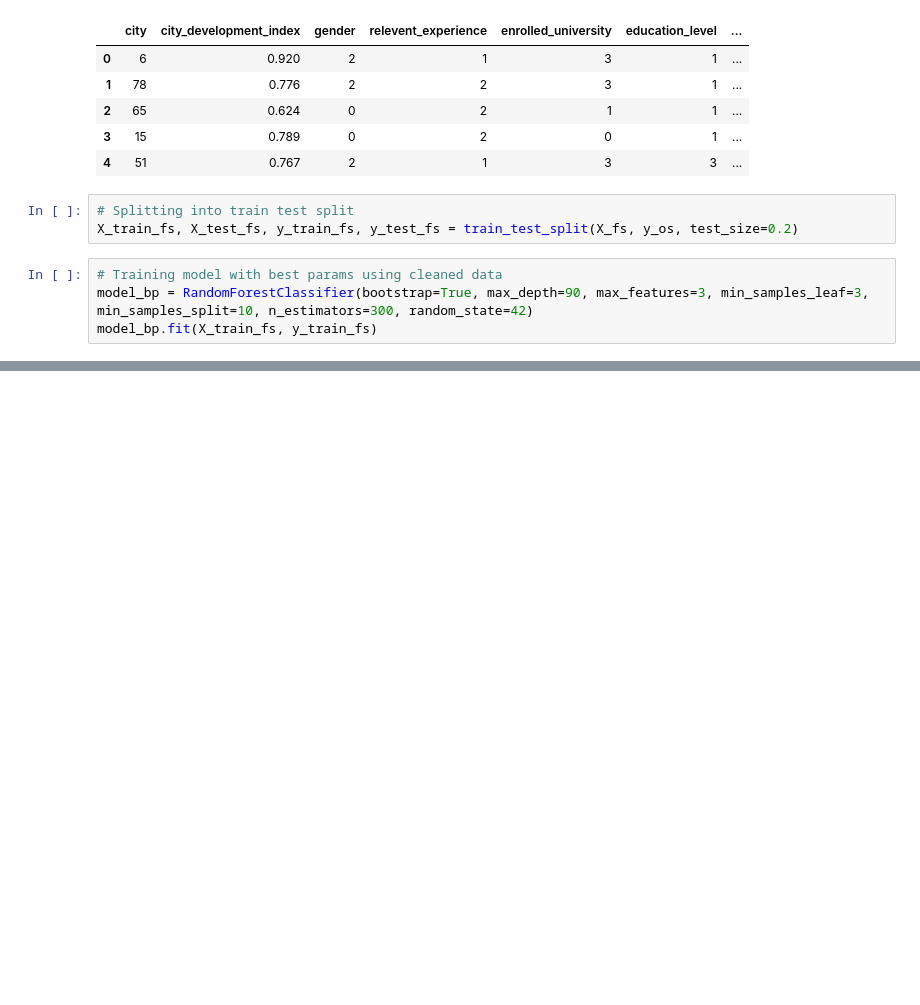
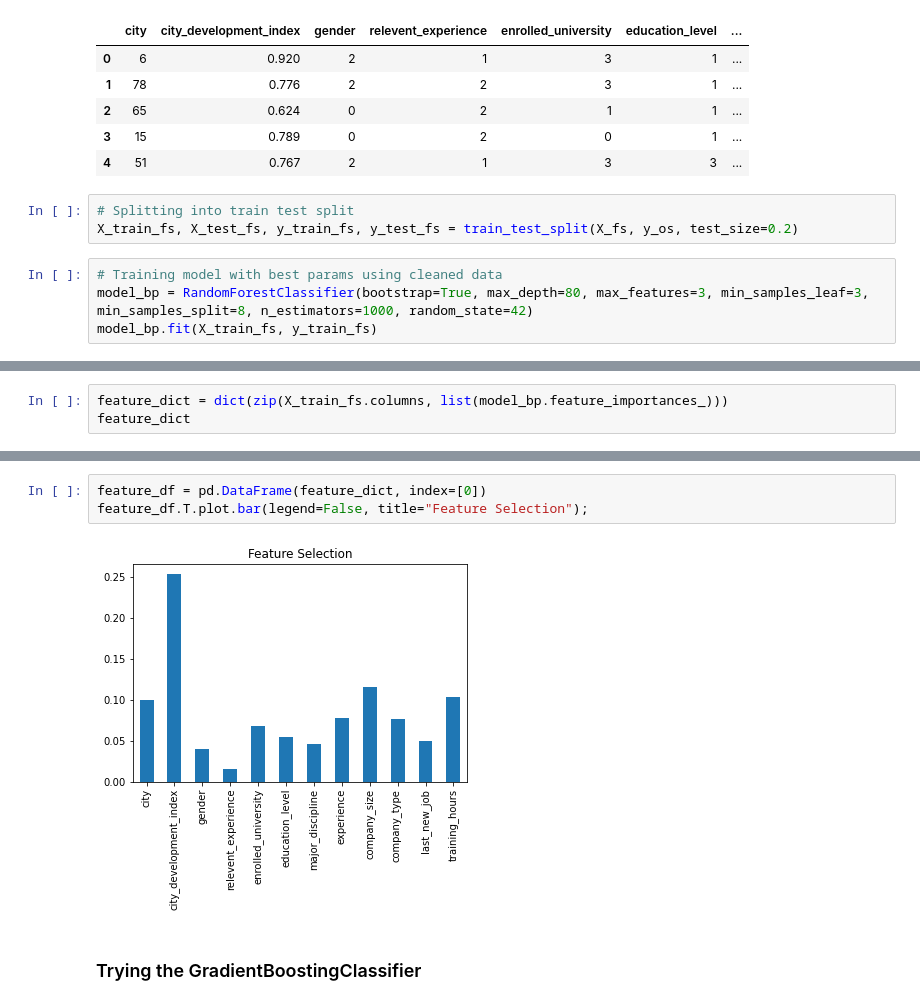
Before and after one commit to Tanishq-19/Data-Science-Job-CHange-Predition, a Jupyter notebook: Data-Science-Job-Change-Prediction.ipynb, the cells around one changed output, grey strips where cells are left out. Drawn from its saved outputs; the diff is of its cells as text; blank space fills up the shorter version.

Commit message:
Trying Gradient boosting

```diff
--- a/Data-Science-Job-Change-Prediction.ipynb
+++ b/Data-Science-Job-Change-Prediction.ipynb
@@ -637,6 +637,6 @@ X_fs.head()
 X_train_fs, X_test_fs, y_train_fs, y_test_fs = train_test_split(X_fs, y_os, test_size=0.2)
 # %%
 # Training model with best params using cleaned data
-model_bp = RandomForestClassifier(bootstrap=True, max_depth=90, max_features=3, min_samples_leaf=3, min_samples_split=10, n_estimators=300, random_state=42)
+model_bp = RandomForestClassifier(bootstrap=True, max_depth=80, max_features=3, min_samples_leaf=3, min_samples_split=8, n_estimators=1000, random_state=42)
 model_bp.fit(X_train_fs, y_train_fs)
 # %% [output]
@@ -669,0 +685,3 @@ weighted avg       0.84      0.84      0.84      5626
+# %%
+feature_dict = dict(zip(X_train_fs.columns, list(model_bp.feature_importances_)))
+feature_dict
@@ -669,0 +701,7 @@ weighted avg       0.84      0.84      0.84      5626
+# %%
+feature_df = pd.DataFrame(feature_dict, index=[0])
+feature_df.T.plot.bar(legend=False, title="Feature Selection");
+# %% [output]
+[figure, added]
+# %% [markdown]
+### Trying the GradientBoostingClassifier
```
Also changed, not shown: parts of 22 cells of this notebook.
